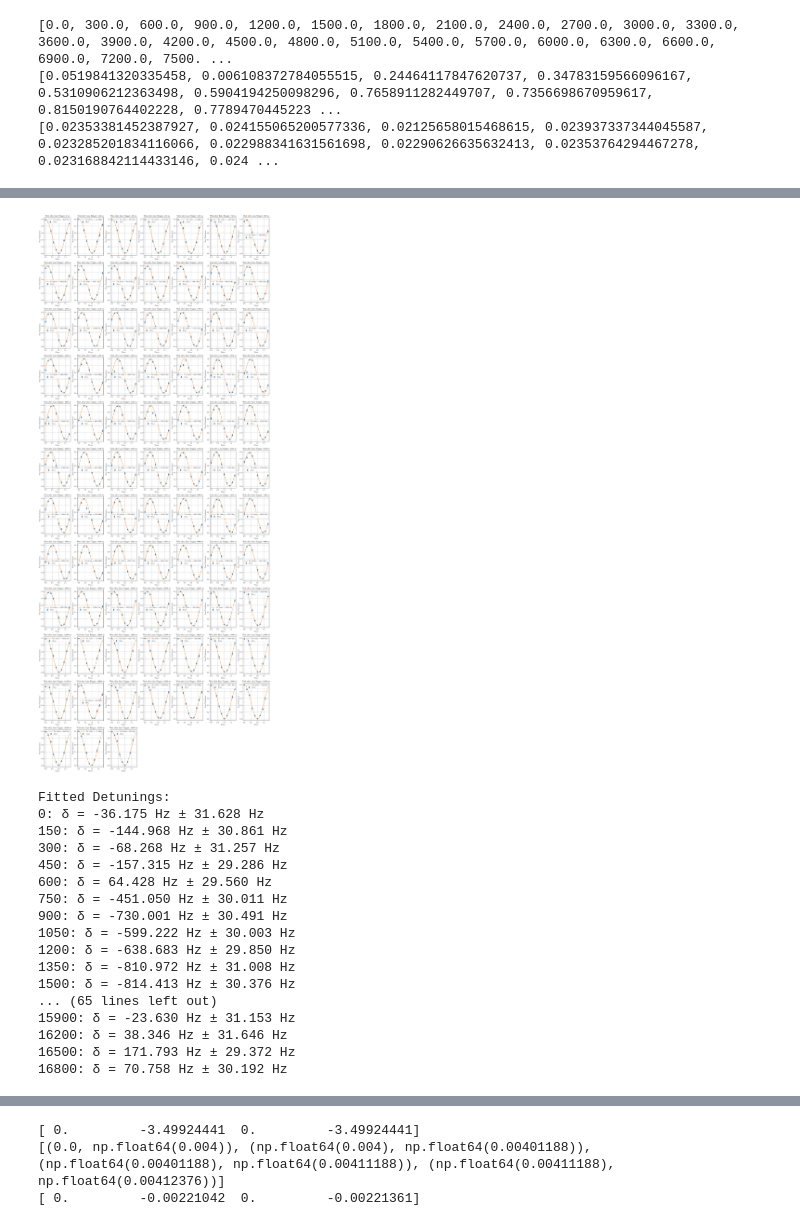
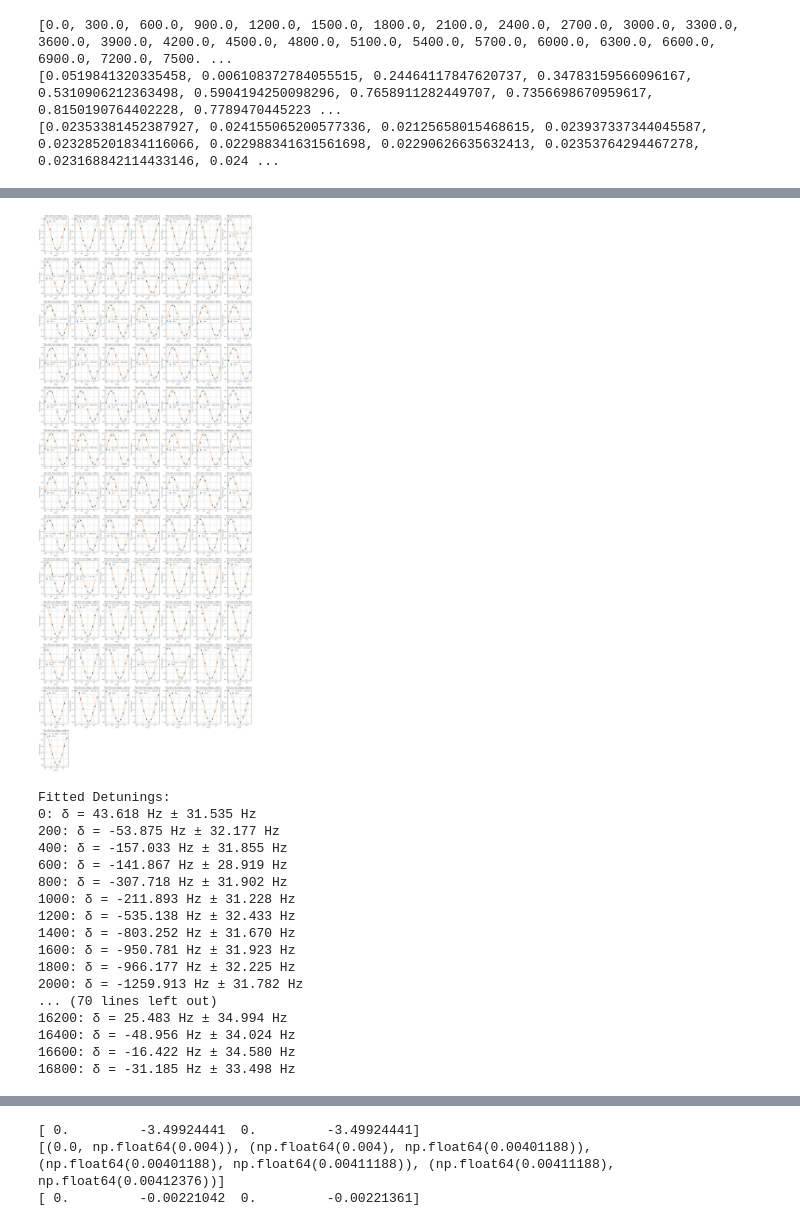
Before and after one commit to GauravTathed/PhD_python_scripts, a Jupyter notebook: LineSignal_charaterization/Line_signal_charaterization_with_qubitRamsey.ipynb, the cells around one changed output, grey strips where cells are left out. Cells and saved outputs as stored; diff of their text form; code cells hidden in the pictures.

Commit message:
New Line signal Charaterized

```diff
--- a/LineSignal_charaterization/Line_signal_charaterization_with_qubitRamsey.ipynb
+++ b/LineSignal_charaterization/Line_signal_charaterization_with_qubitRamsey.ipynb
@@ -70,7 +70,9 @@ if __name__ == "__main__":
     # target_date_times = {datetime(2025, 11, 26, 16, 48), datetime(2025, 11, 26, 20, 41),datetime(2025, 11, 26, 23, 35)} # Comp False
     # target_date_times = {datetime(2025, 11, 27, 0, 27)} # Comp True
     # target_date_times = {datetime(2025, 12, 6, 21, 46)} # Comp False
-    target_date_times = {datetime(2025, 12, 7, 18, 18), datetime(2025, 12, 7, 18, 55), datetime(2025, 12, 7, 23, 54)} # Comp False
+    # target_date_times = {datetime(2025, 12, 7, 18, 18), datetime(2025, 12, 7, 18, 55), datetime(2025, 12, 7, 23, 54)} # Comp False
+    # target_date_times = {datetime(2026, 1, 14, 19, 20), datetime(2026, 1, 14, 21, 27)}
+    target_date_times = {datetime(2026, 1, 15, 13, 48), datetime(2026, 1, 15, 16, 13)}#, datetime(2026, 1, 15, 21, 20)}
     wait_time_list, raw_file_paths_list, final_params = search_files_by_transitions(directory_path, target_transition, target_date_times)
     m, F, mF = final_params
     print(f"Parameters: m={m}, F={F}, mF={mF}")
@@ -840,7 +838,7 @@ def plot_detuning_fits_in_lists(wait_time_list,
     plt.savefig('ramsey_detuning_fits.png', dpi=300)
     plt.show()
 
-pi_time = 23.76
+pi_time = 17.76
 T_between_pulses = 100e-6
 phase_list = [0, 0.2, 0.4, 0.6, 0.8, 1.0, 1.2, 1.4, 1.6, 1.8]
 
@@ -855,51 +853,51 @@ phase_list = [0, 0.2, 0.4, 0.6, 0.8, 1.0, 1.2, 1.4, 1.6, 1.8]
     upper_error_list,
     phase_list,
     pi_time,
     T_between_pulses
 )
 
 plot_detuning_fits_in_lists(
     wait_time_list,
     ket_data_list,
     lower_error_list,
     upper_error_list,
     phase_list,
     fit_wait_times_list,
     fit_detunings_list,
     pi_time,
     T_between_pulses
 )
 
 print("\nFitted Detunings:")
 for i, wt_label in enumerate(fit_wait_times_list):
     delta = fit_detunings_list[i]
     delta_err = fit_detuning_errors_list[i]
     if delta is None:
         print(f"{wt_label}: fit failed or insufficient data.")
     else:
         if delta_err is not None:
             print(f"{wt_label}: δ = {delta/(2*np.pi):.3f} Hz ± {delta_err/(2*np.pi):.3f} Hz")
         else:
             print(f"{wt_label}: δ = {delta/(2*np.pi):.3f} Hz (no error estimate)")
 # %% [output]
-[figure, old version]
+[figure, new version]
 Fitted Detunings:
-0: δ = -36.175 Hz ± 31.628 Hz
-150: δ = -144.968 Hz ± 30.861 Hz
-300: δ = -68.268 Hz ± 31.257 Hz
-450: δ = -157.315 Hz ± 29.286 Hz
-600: δ = 64.428 Hz ± 29.560 Hz
-750: δ = -451.050 Hz ± 30.011 Hz
-900: δ = -730.001 Hz ± 30.491 Hz
-1050: δ = -599.222 Hz ± 30.003 Hz
-1200: δ = -638.683 Hz ± 29.850 Hz
-1350: δ = -810.972 Hz ± 31.008 Hz
-1500: δ = -814.413 Hz ± 30.376 Hz
-... (65 lines left out)
-15900: δ = -23.630 Hz ± 31.153 Hz
-16200: δ = 38.346 Hz ± 31.646 Hz
-16500: δ = 171.793 Hz ± 29.372 Hz
-16800: δ = 70.758 Hz ± 30.192 Hz
+0: δ = 43.618 Hz ± 31.535 Hz
+200: δ = -53.875 Hz ± 32.177 Hz
+400: δ = -157.033 Hz ± 31.855 Hz
+600: δ = -141.867 Hz ± 28.919 Hz
+800: δ = -307.718 Hz ± 31.902 Hz
+1000: δ = -211.893 Hz ± 31.228 Hz
+1200: δ = -535.138 Hz ± 32.433 Hz
+1400: δ = -803.252 Hz ± 31.670 Hz
+1600: δ = -950.781 Hz ± 31.923 Hz
+1800: δ = -966.177 Hz ± 32.225 Hz
+2000: δ = -1259.913 Hz ± 31.782 Hz
+... (70 lines left out)
+16200: δ = 25.483 Hz ± 34.994 Hz
+16400: δ = -48.956 Hz ± 34.024 Hz
+16600: δ = -16.422 Hz ± 34.580 Hz
+16800: δ = -31.185 Hz ± 33.498 Hz
 # %%
 from matplotlib import rcParams
 
```
Also changed, not shown: parts of 8 cells of this notebook, 9 other files.
